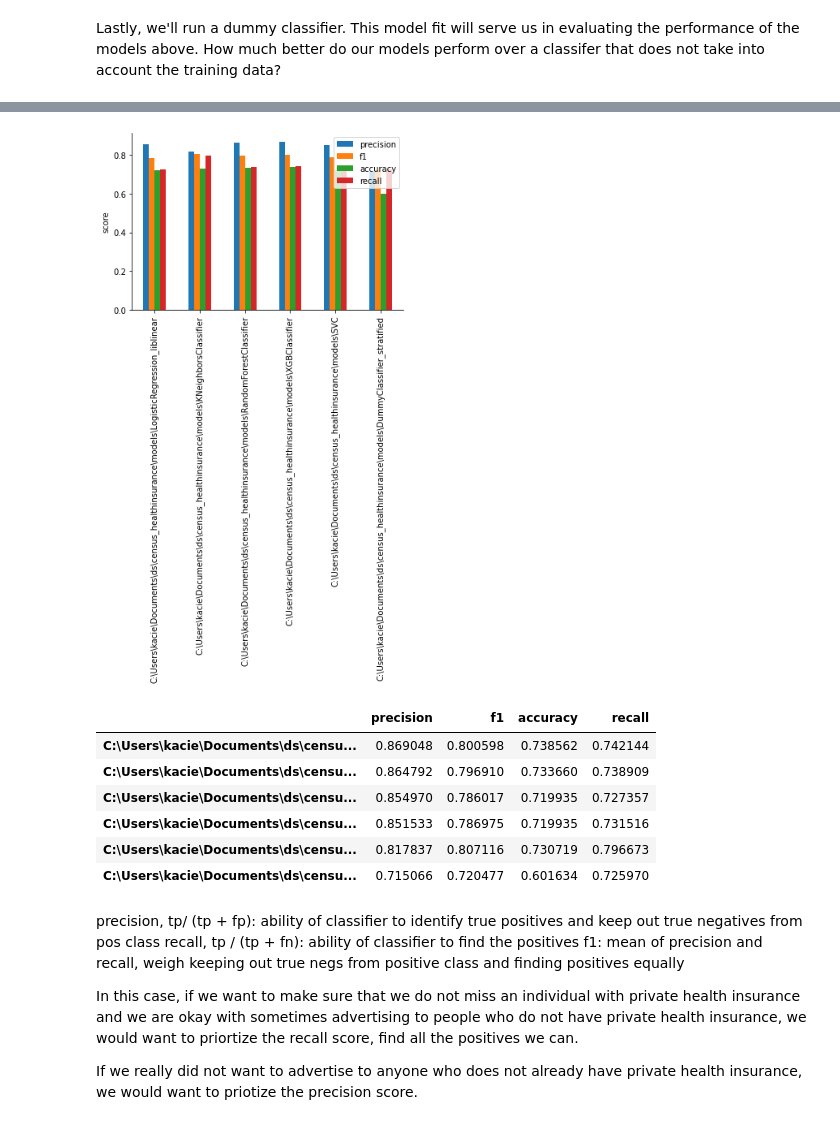
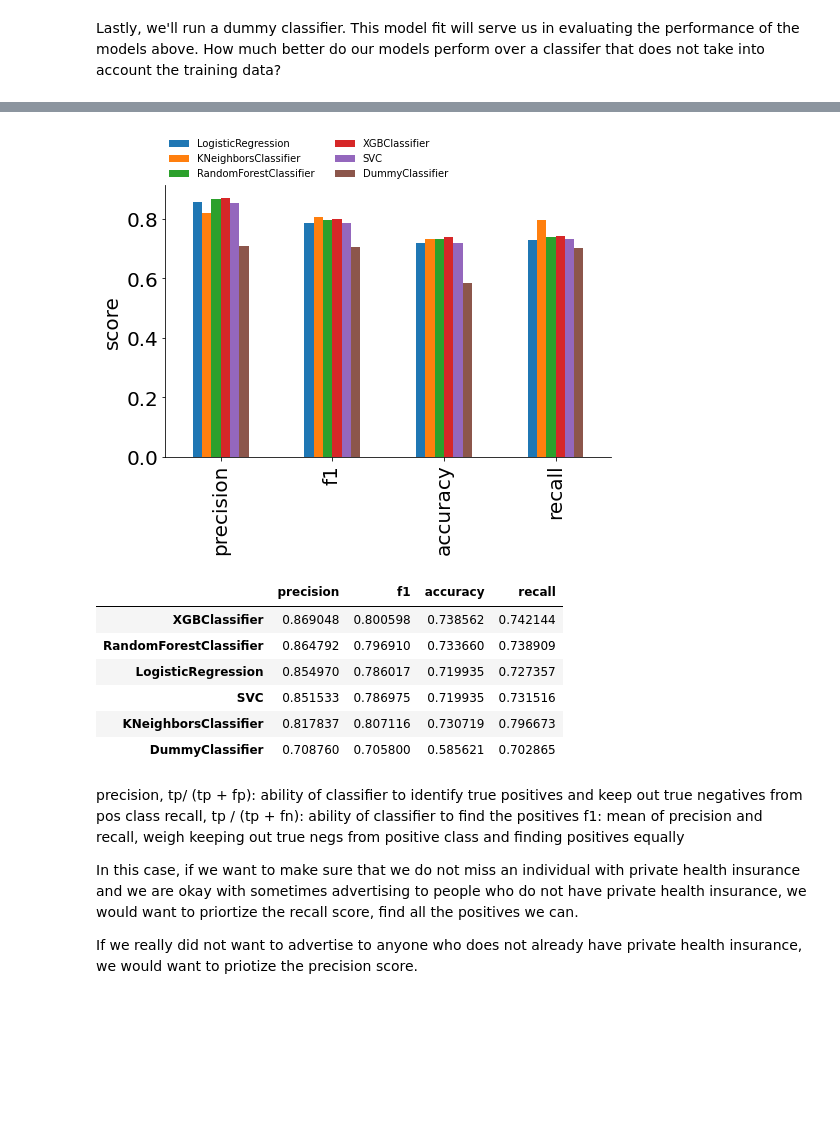
Before and after one commit to kadougherty/census_healthinsurance, a Jupyter notebook: 5.census_healthinsurance_modeling.ipynb, the cells around one changed output, grey strips where cells are left out. Cells and saved outputs as stored; diff of their text form; code cells hidden in the pictures; blank space fills up the shorter version.

```diff
--- a/5.census_healthinsurance_modeling.ipynb
+++ b/5.census_healthinsurance_modeling.ipynb
@@ -254,29 +254,32 @@ runModelandEvaluate(mdl,[],X_train,y_train,pc_Xtest,y_test)
 # %%
 scores = pd.DataFrame(model_scores).T
 new_names = ['precision','f1','accuracy','recall']
 cnt = 0
 for i in new_names:
     scores.rename(columns={cnt:i},inplace=True)
     cnt += 1
-ax = scores.plot(kind='bar')
+ax = scores.T.plot(kind='bar',figsize=(8,5),fontsize=20)
 sns.despine()
-plt.ylabel('score')
+plt.ylabel('score',fontsize=20)
+
+ax.legend(loc='lower left', bbox_to_anchor= (0.0, 1.01), ncol=2,
+            borderaxespad=0, frameon=False)
 plt.show()
 
 figname = os.path.join(figdir,'modelscores_bar.png')
 fig = ax.get_figure()
-fig.savefig(figname,dpi=None,orientation='portrait', transparent=True,bbox_inches='tight')
+fig.savefig(figname,dpi=1200,orientation='portrait', transparent=True,bbox_inches='tight')
 
 scores.sort_values('precision',ascending=False)
 # %% [output]
-[figure, old version]
+[figure, new version]
 |  | precision | f1 | accuracy | recall |
-| C:\Users\kacie\Documents\ds\censu... | 0.869048 | 0.800598 | 0.738562 | 0.742144 |
-| C:\Users\kacie\Documents\ds\censu... | 0.864792 | 0.796910 | 0.733660 | 0.738909 |
-| C:\Users\kacie\Documents\ds\censu... | 0.854970 | 0.786017 | 0.719935 | 0.727357 |
-| C:\Users\kacie\Documents\ds\censu... | 0.851533 | 0.786975 | 0.719935 | 0.731516 |
-| C:\Users\kacie\Documents\ds\censu... | 0.817837 | 0.807116 | 0.730719 | 0.796673 |
-| C:\Users\kacie\Documents\ds\censu... | 0.715066 | 0.720477 | 0.601634 | 0.725970 |
+| XGBClassifier | 0.869048 | 0.800598 | 0.738562 | 0.742144 |
+| RandomForestClassifier | 0.864792 | 0.796910 | 0.733660 | 0.738909 |
+| LogisticRegression | 0.854970 | 0.786017 | 0.719935 | 0.727357 |
+| SVC | 0.851533 | 0.786975 | 0.719935 | 0.731516 |
+| KNeighborsClassifier | 0.817837 | 0.807116 | 0.730719 | 0.796673 |
+| DummyClassifier | 0.708760 | 0.705800 | 0.585621 | 0.702865 |
 # %% [markdown]
 precision, tp/ (tp + fp): ability of classifier to identify true positives and keep out true negatives from pos class
 recall, tp / (tp + fn): ability of classifier to find the positives
```
Also changed, not shown: parts of 2 cells of this notebook, 34 other files.
